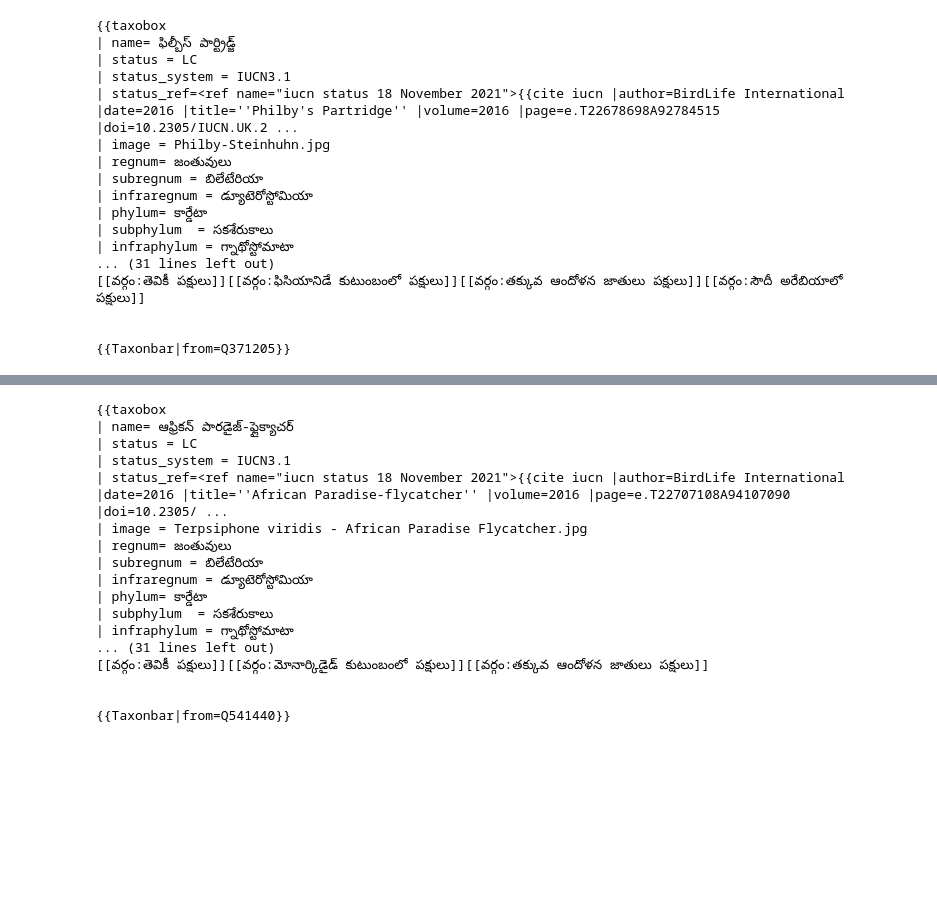
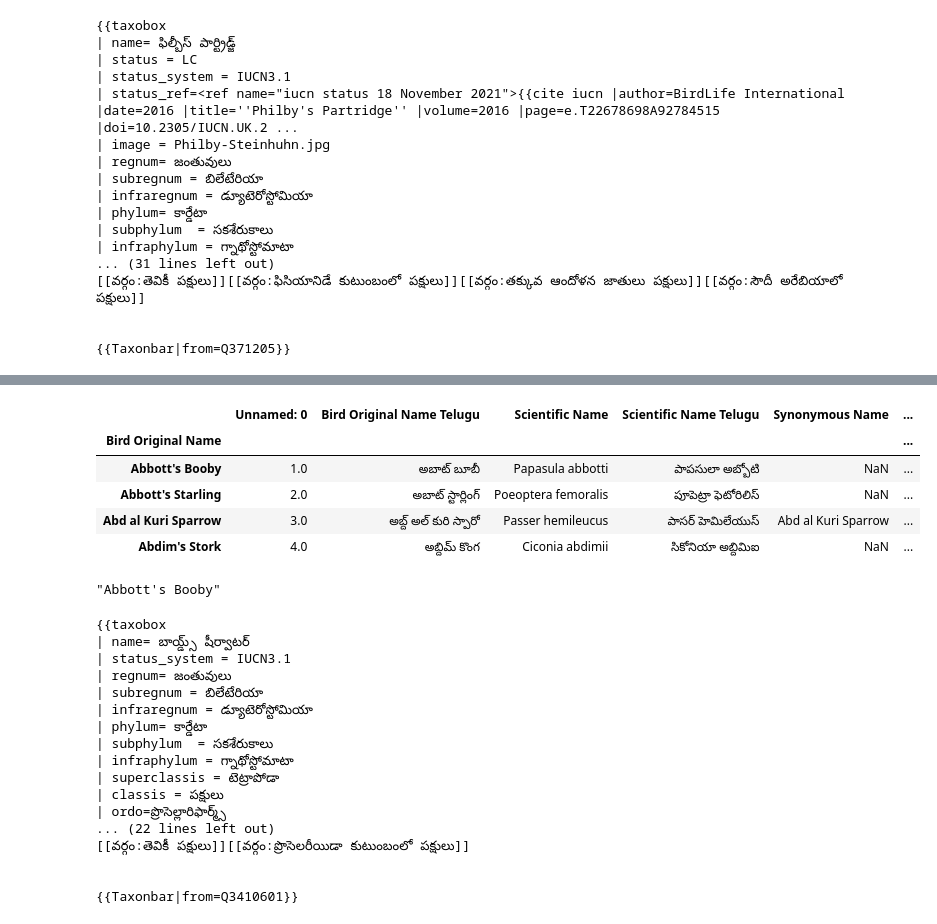
Before and after one commit to Mahanth-Maha/birds, a Jupyter notebook: scrape_wikidata.ipynb, the cells around one changed output, grey strips where cells are left out. Drawn from its saved outputs; the diff is of its cells as text; code cells hidden in the pictures; blank space fills up the shorter version.

```diff
--- a/scrape_wikidata.ipynb
+++ b/scrape_wikidata.ipynb
@@ -1029,24 +1044,38 @@ env = Environment(loader=file_loader)
+# %%
+birds.drop(columns=['Unnamed: 0'],inplace=True)
+data.head(4)
+# %% [output]
+|  | Unnamed: 0 | Bird Original Name Telugu | Scientific Name | Scientific Name Telugu | Synonymous Name | ... |
+| Bird Original Name |  |  |  |  |  | ... |
+| Abbott's Booby | 1.0 | అబాట్ బూబీ | Papasula abbotti | పాపసులా అబ్బోటి | NaN | ... |
+| Abbott's Starling | 2.0 | అబాట్ స్టార్లింగ్ | Poeoptera femoralis | పూపెట్రా ఫెటోరిలిస్ | NaN | ... |
+| Abd al Kuri Sparrow | 3.0 | అబ్ద్ అల్ కురి స్పారో | Passer hemileucus | పాసర్ హెమిలేయుస్ | Abd al Kuri Sparrow | ... |
+| Abdim's Stork | 4.0 | అబ్దిమ్ కొంగ | Ciconia abdimii | సికోనియా అబ్దిమిఐ | NaN | ... |
+# %%
+birds.reset_index(inplace=True)
+birds['Bird Original Name'][0]
+# %% [output]
+"Abbott's Booby"
 # %%
-env.globals.update(zip=zip)
 template = env.get_template('birds.j2')
-Bi = "African Paradise-flycatcher"
+Bi = "Boyds shearwater"
 row_dict = rd(Bi)
 print(template.render(row_dict))
 # %% [output]
 {{taxobox
-| name= ఆఫ్రికన్ పారడైజ్-ఫ్లైక్యాచర్
-| status = LC
+| name= బాయ్డ్స్ షీర్వాటర్
 | status_system = IUCN3.1
-| status_ref=<ref name="iucn status 18 November 2021">{{cite iucn |author=BirdLife International |date=2016 |title=''African Paradise-flycatcher'' |volume=2016 |page=e.T22707108A94107090 |doi=10.2305/ ...
-| image = Terpsiphone viridis - African Paradise Flycatcher.jpg
 | regnum= జంతువులు
 | subregnum = బిలేటేరియా
 | infraregnum = డ్యూటెరోస్టోమియా
 | phylum= కార్డేటా
 | subphylum  = సకశేరుకాలు
 | infraphylum = గ్నాథోస్టోమాటా
-... (31 lines left out)
-[[వర్గం:తెవికీ పక్షులు]][[వర్గం:మోనార్కిడైడ్ కుటుంబంలో పక్షులు]][[వర్గం:తక్కువ ఆందోళన జాతులు పక్షులు]]
+| superclassis = టెట్రాపోడా
+| classis = పక్షులు
+| ordo=ప్రొసెల్లారిఫార్మ్స్
+... (22 lines left out)
+[[వర్గం:తెవికీ పక్షులు]][[వర్గం:ప్రొసెలరీయిడా కుటుంబంలో పక్షులు]]
 
 
-{{Taxonbar|from=Q541440}}
+{{Taxonbar|from=Q3410601}}
```
Also changed, not shown: parts of 3 cells of this notebook, 10 other files.
